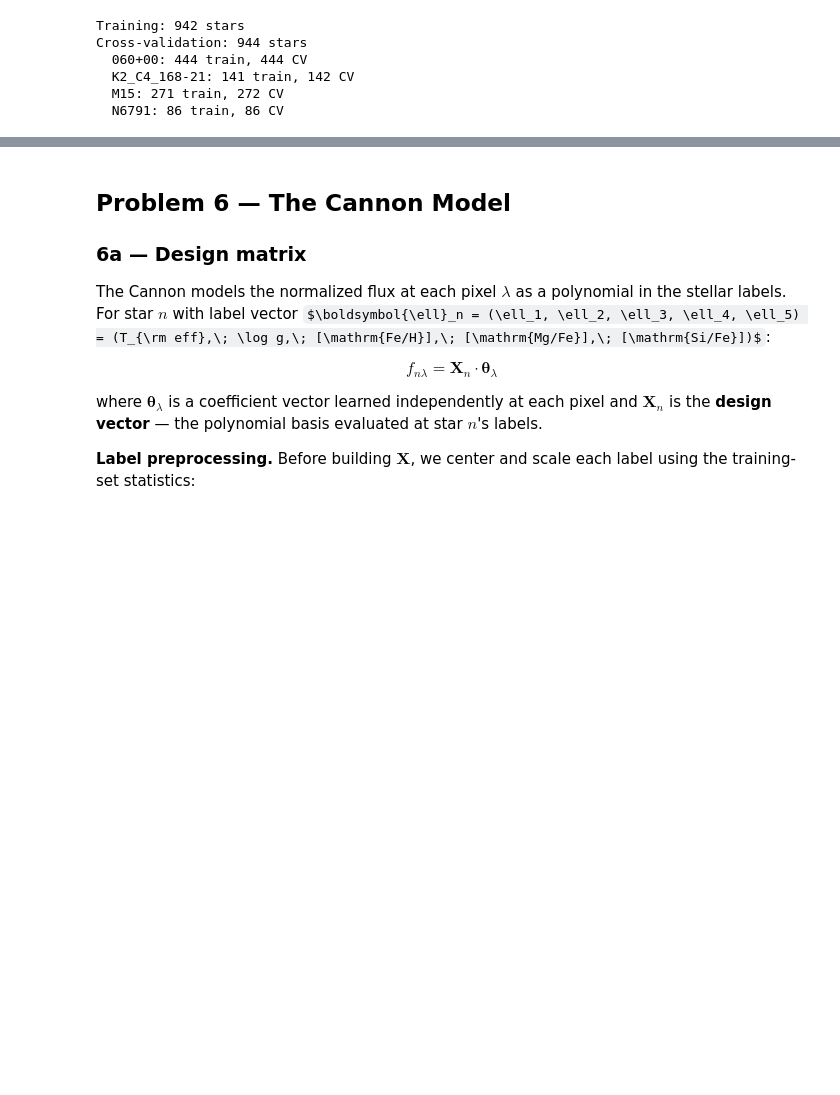
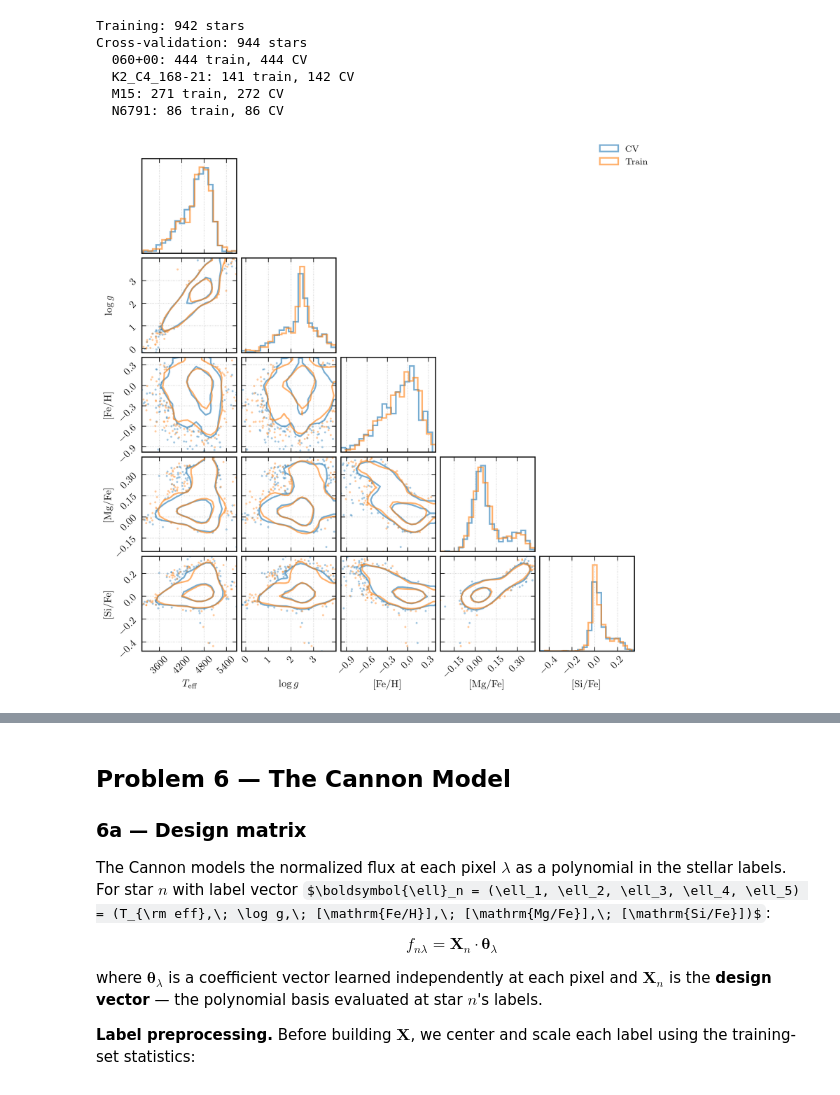
Before and after one commit to raw-asparagus/ay-128, a Jupyter notebook: labs/02/02-cannon-training.ipynb, the cells around one changed output, grey strips where cells are left out. Drawn from its saved outputs; the diff is of its cells as text; code cells hidden in the pictures; some formulas as TeX source; blank space fills up the shorter version.

```diff
--- a/labs/02/02-cannon-training.ipynb
+++ b/labs/02/02-cannon-training.ipynb
@@ -62,3 +62,13 @@ Cross-validation: 944 stars
   K2_C4_168-21: 141 train, 142 CV
   M15: 271 train, 272 CV
   N6791: 86 train, 86 CV
+# %%
+# Corner plot of train vs CV label distributions to verify stratification
+split_labels = np.concatenate([labels_train, labels_cv], axis=0)
+split_names = np.array(
+    ["Train"] * len(train_idx) + ["CV"] * len(cv_idx)
+)
+fig = plotters.plot_label_corner_by_field(split_labels, LABEL_LATEX, split_names)
+plt.show()
+# %% [output]
+[figure, added]
```
Also changed, not shown: parts of 5 cells of this notebook, 30 other files.
